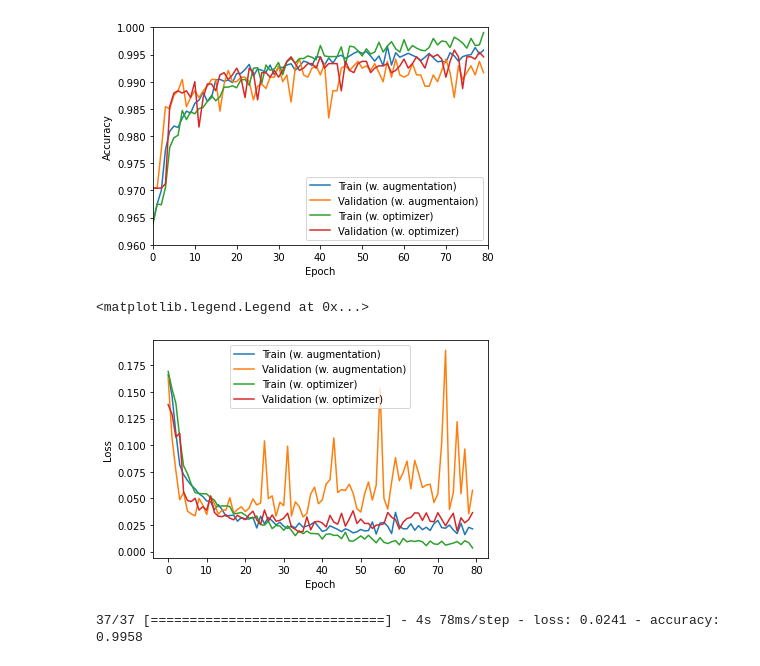
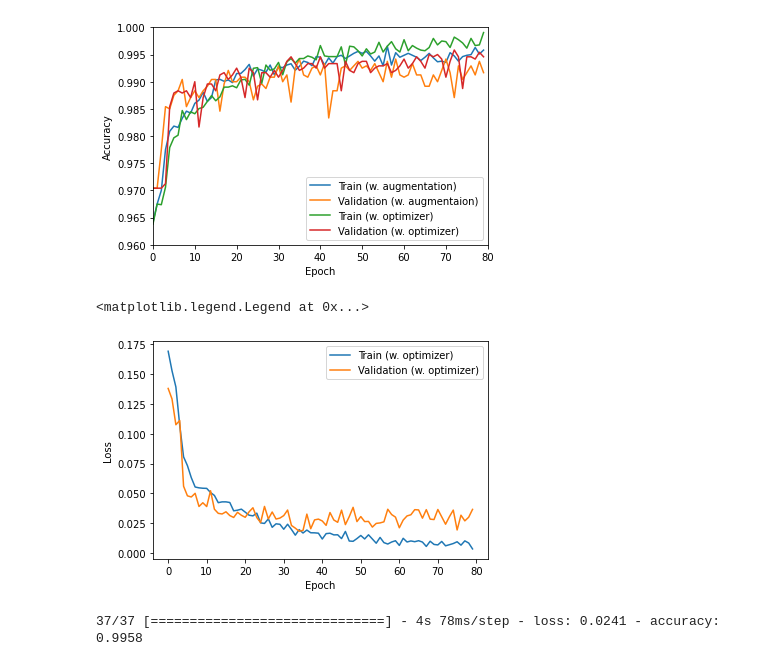
Before and after one commit to steffenrask/AML, a Jupyter notebook: Q2 - CNN.ipynb, the cells around one changed output. Drawn from its saved outputs; the diff is of its cells as text; code cells hidden in the pictures.

```diff
--- a/Q2 - CNN.ipynb
+++ b/Q2 - CNN.ipynb
@@ -410,18 +408,18 @@ plt.legend()
 # %%
 # Comparing loss
 
 #plt.plot(history.history['loss'], label='Train')
 #plt.plot(history.history['val_loss'], label = 'Validation')
-plt.plot(historyCC.history['loss'], label = 'Train (w. augmentation)')
-plt.plot(historyCC.history['val_loss'], label = 'Validation (w. augmentation)')
+#plt.plot(historyCC.history['loss'], label = 'Train (w. augmentation)')
+#plt.plot(historyCC.history['val_loss'], label = 'Validation (w. augmentation)')
 plt.plot(historyCC_opt.history['loss'], label = 'Train (w. optimizer)')
 plt.plot(historyCC_opt.history['val_loss'], label = 'Validation (w. optimizer)')
 plt.xlabel('Epoch')
 plt.ylabel('Loss')
 plt.legend()
 # %% [output]
 <matplotlib.legend.Legend at 0x...>
-[figure, old version]
+[figure, new version]
 # %%
 modelCC.evaluate(valid_generator_CC,
 steps=STEP_SIZE_TEST)
```
Also changed, not shown: parts of 29 cells of this notebook.
